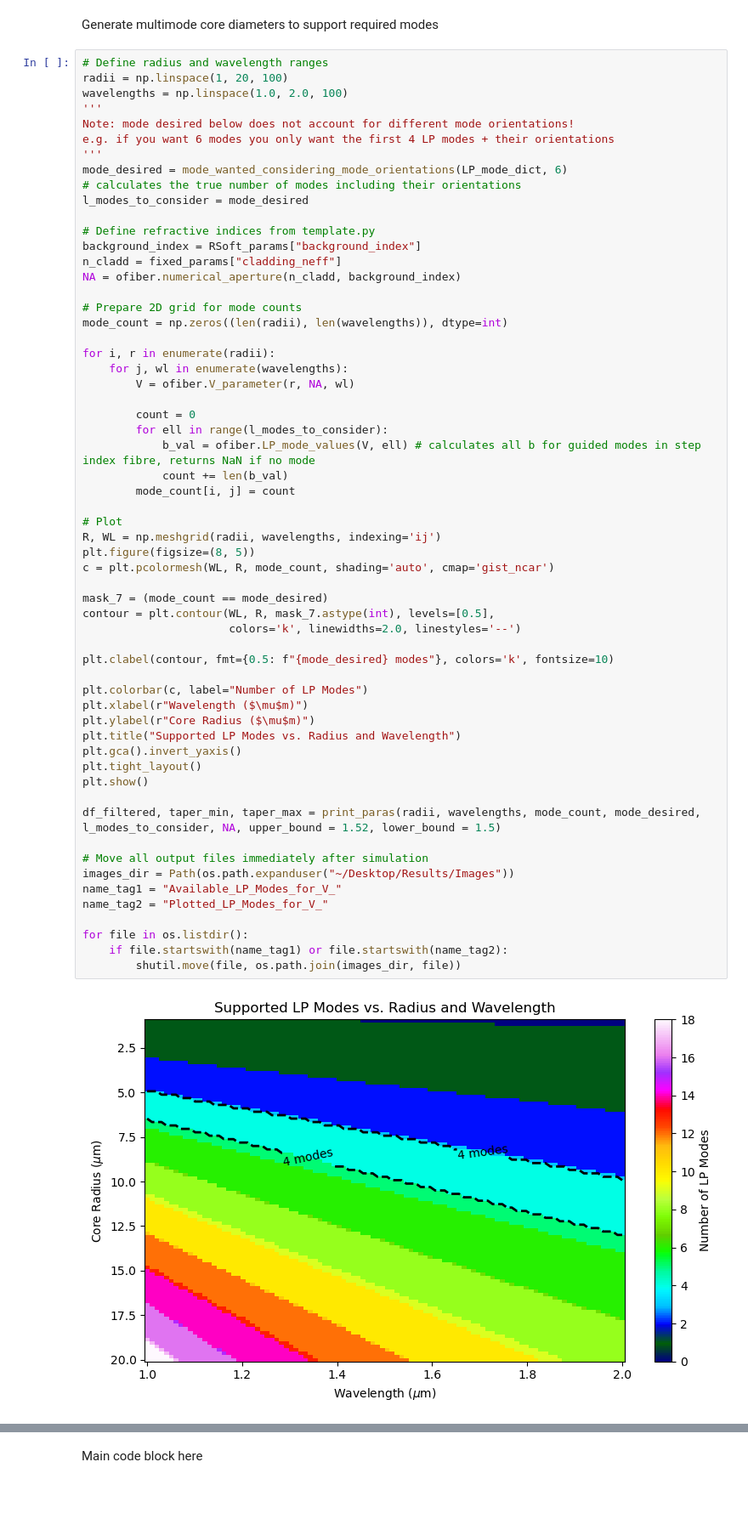
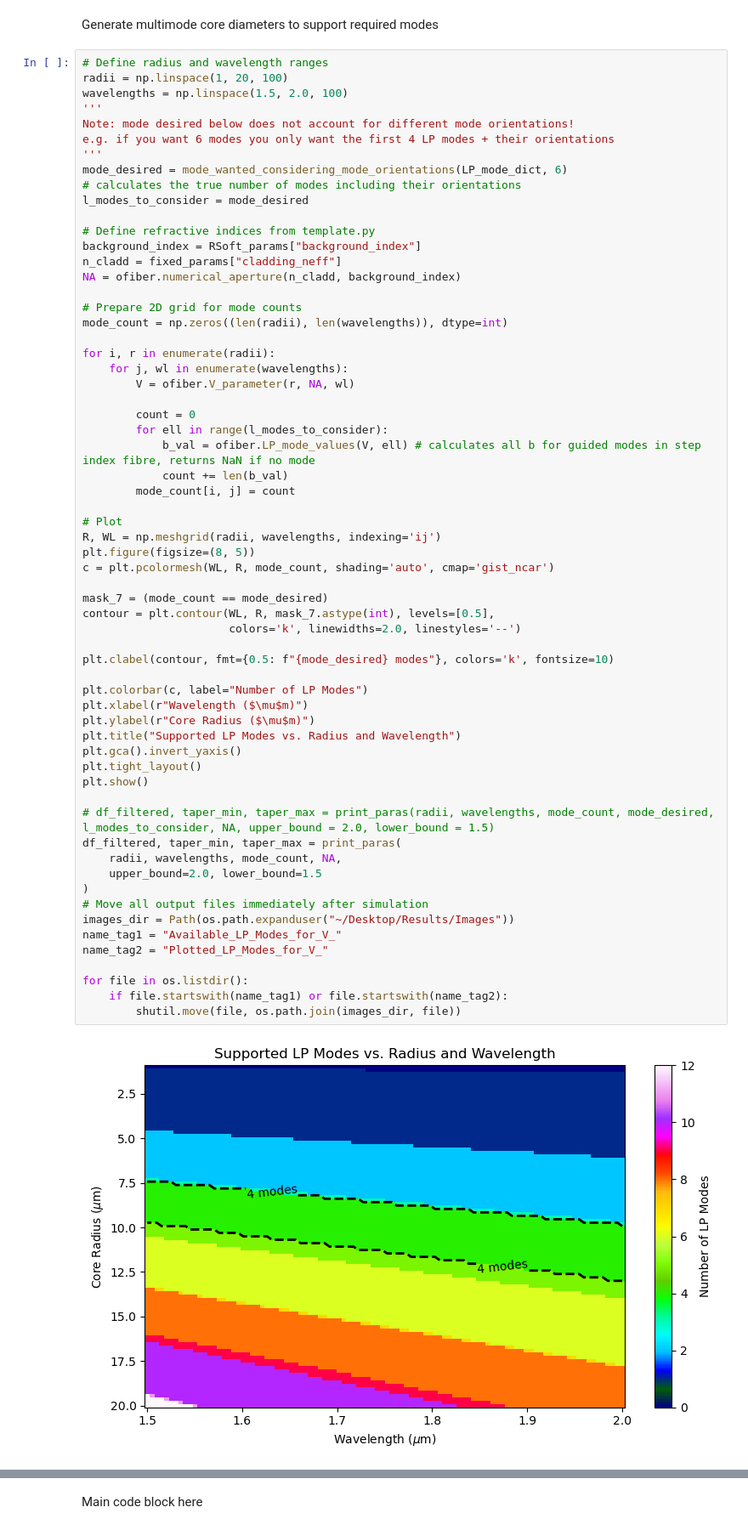
Before and after one commit to SAIL-Labs/RSoft-Automaton, a Jupyter notebook: Data_Manip.ipynb, the cells around one changed output, grey strips where cells are left out. Shown at 85% size. Saved outputs shown, nothing was run; the diff lists cells and outputs as text; blank space fills up the shorter version.

```diff
--- a/Data_Manip.ipynb
+++ b/Data_Manip.ipynb
@@ -37,7 +37,7 @@ Generate multimode core diameters to support required modes
 # %%
 # Define radius and wavelength ranges
 radii = np.linspace(1, 20, 100)
-wavelengths = np.linspace(1.0, 2.0, 100)
+wavelengths = np.linspace(1.5, 2.0, 100)
 '''
 Note: mode desired below does not account for different mode orientations!
 e.g. if you want 6 modes you only want the first 4 LP modes + their orientations
@@ -65,33 +65,36 @@ for i, r in enumerate(radii):
         mode_count[i, j] = count
 
 # Plot
 R, WL = np.meshgrid(radii, wavelengths, indexing='ij')
 plt.figure(figsize=(8, 5))
 c = plt.pcolormesh(WL, R, mode_count, shading='auto', cmap='gist_ncar')
 
 mask_7 = (mode_count == mode_desired)
 contour = plt.contour(WL, R, mask_7.astype(int), levels=[0.5],
                       colors='k', linewidths=2.0, linestyles='--')
 
 plt.clabel(contour, fmt={0.5: f"{mode_desired} modes"}, colors='k', fontsize=10)
 
 plt.colorbar(c, label="Number of LP Modes")
 plt.xlabel(r"Wavelength ($\mu$m)")
 plt.ylabel(r"Core Radius ($\mu$m)")
 plt.title("Supported LP Modes vs. Radius and Wavelength")
 plt.gca().invert_yaxis()
 plt.tight_layout()
 plt.show()
 
-df_filtered, taper_min, taper_max = print_paras(radii, wavelengths, mode_count, mode_desired, l_modes_to_consider, NA, upper_bound = 1.52, lower_bound = 1.5)
-
+# df_filtered, taper_min, taper_max = print_paras(radii, wavelengths, mode_count, mode_desired, l_modes_to_consider, NA, upper_bound = 2.0, lower_bound = 1.5)
+df_filtered, taper_min, taper_max = print_paras(
+    radii, wavelengths, mode_count, NA,
+    upper_bound=2.0, lower_bound=1.5
+)
 # Move all output files immediately after simulation
 images_dir = Path(os.path.expanduser("~/Desktop/Results/Images"))
 name_tag1 = "Available_LP_Modes_for_V_"
 name_tag2 = "Plotted_LP_Modes_for_V_"
 
 for file in os.listdir():
     if file.startswith(name_tag1) or file.startswith(name_tag2):
         shutil.move(file, os.path.join(images_dir, file))
 # %% [output]
-[figure, old version]
+[figure, new version]
```
Also changed, not shown: parts of 4 cells of this notebook, 12 other files.
